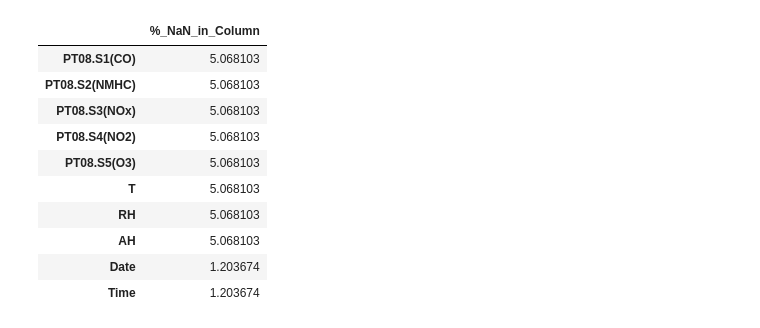
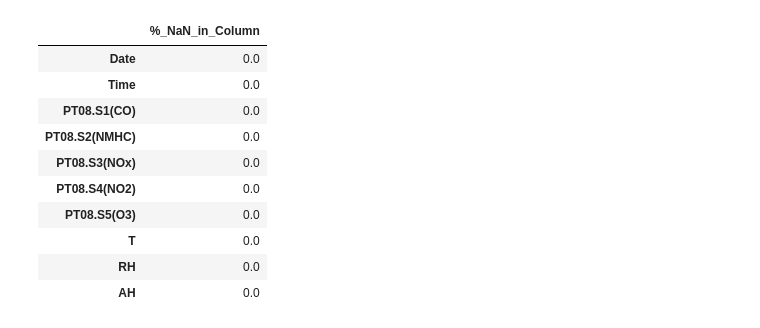
Before and after one commit to pwzzy6/AM170b, a Jupyter notebook: DataAnalyze.ipynb, the cells around one changed output. Cells and saved outputs as stored; diff of their text form; code cells hidden in the pictures.

```diff
--- a/DataAnalyze.ipynb
+++ b/DataAnalyze.ipynb
@@ -125,22 +132,23 @@ ar.head()
 # %%
+ar = ar.dropna()
 percent_NaN = []
 columns = ar.columns
 for col in columns:
     pNaN =  (ar[col].isna().sum()/ar.shape[0]) * 100 #sum NaN instances in each column. Divide by total rows
     percent_NaN.append(pNaN)
 nan_percent_df = pd.DataFrame(percent_NaN,
                               index=columns,
                               columns=['%_NaN_in_Column']).sort_values('%_NaN_in_Column',ascending = False)
 nan_percent_df
 # %% [output]
 |  | %_NaN_in_Column |
-| PT08.S1(CO) | 5.068103 |
-| PT08.S2(NMHC) | 5.068103 |
-| PT08.S3(NOx) | 5.068103 |
-| PT08.S4(NO2) | 5.068103 |
-| PT08.S5(O3) | 5.068103 |
-| T | 5.068103 |
-| RH | 5.068103 |
-| AH | 5.068103 |
-| Date | 1.203674 |
-| Time | 1.203674 |
+| Date | 0.0 |
+| Time | 0.0 |
+| PT08.S1(CO) | 0.0 |
+| PT08.S2(NMHC) | 0.0 |
+| PT08.S3(NOx) | 0.0 |
+| PT08.S4(NO2) | 0.0 |
+| PT08.S5(O3) | 0.0 |
+| T | 0.0 |
+| RH | 0.0 |
+| AH | 0.0 |
```
Also changed, not shown: parts of 15 cells of this notebook.
